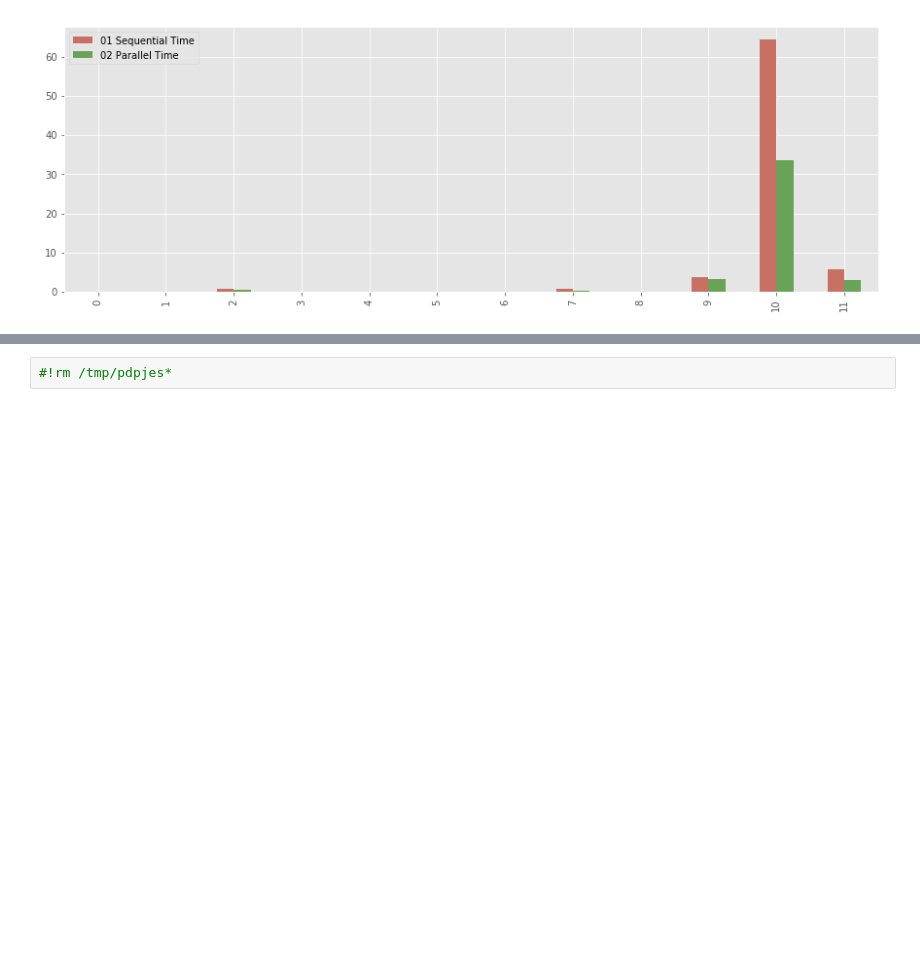
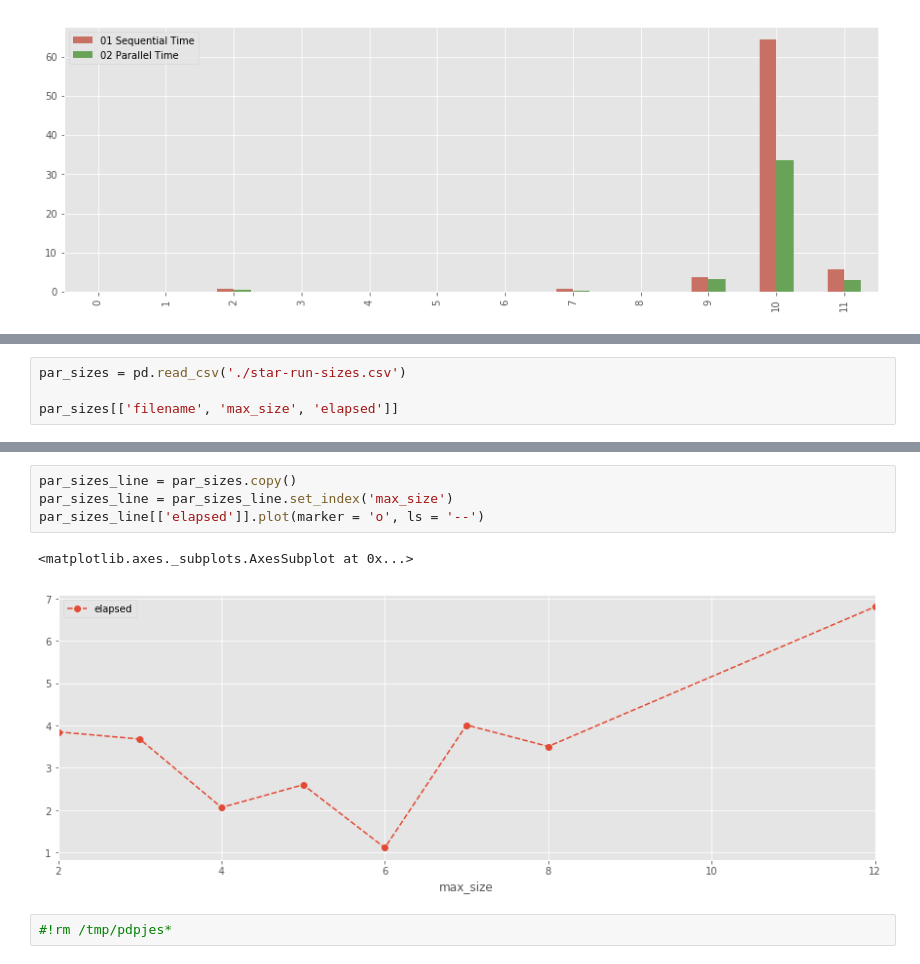
Before and after one commit to marianhlavac/mi-pdp-jes, a Jupyter notebook: docs/sequential-compare.ipynb, the cells around one changed output, grey strips where cells are left out. Cells and saved outputs as stored; diff of their text form; blank space fills up the shorter version.

```diff
--- a/docs/sequential-compare.ipynb
+++ b/docs/sequential-compare.ipynb
@@ -138,0 +141,4 @@ ax = comparison.plot(kind='bar', color=['#C97064','#68A357'])
+# %%
+par_sizes = pd.read_csv('./star-run-sizes.csv')
+
+par_sizes[['filename', 'max_size', 'elapsed']]
@@ -139,2 +155,9 @@ ax = comparison.plot(kind='bar', color=['#C97064','#68A357'])
+# %%
+par_sizes_line = par_sizes.copy()
+par_sizes_line = par_sizes_line.set_index('max_size')
+par_sizes_line[['elapsed']].plot(marker = 'o', ls = '--')
+# %% [output]
+<matplotlib.axes._subplots.AxesSubplot at 0x...>
+[figure, added]
 # %%
 #!rm /tmp/pdpjes*
```
Also changed, not shown: parts of 2 cells of this notebook.
